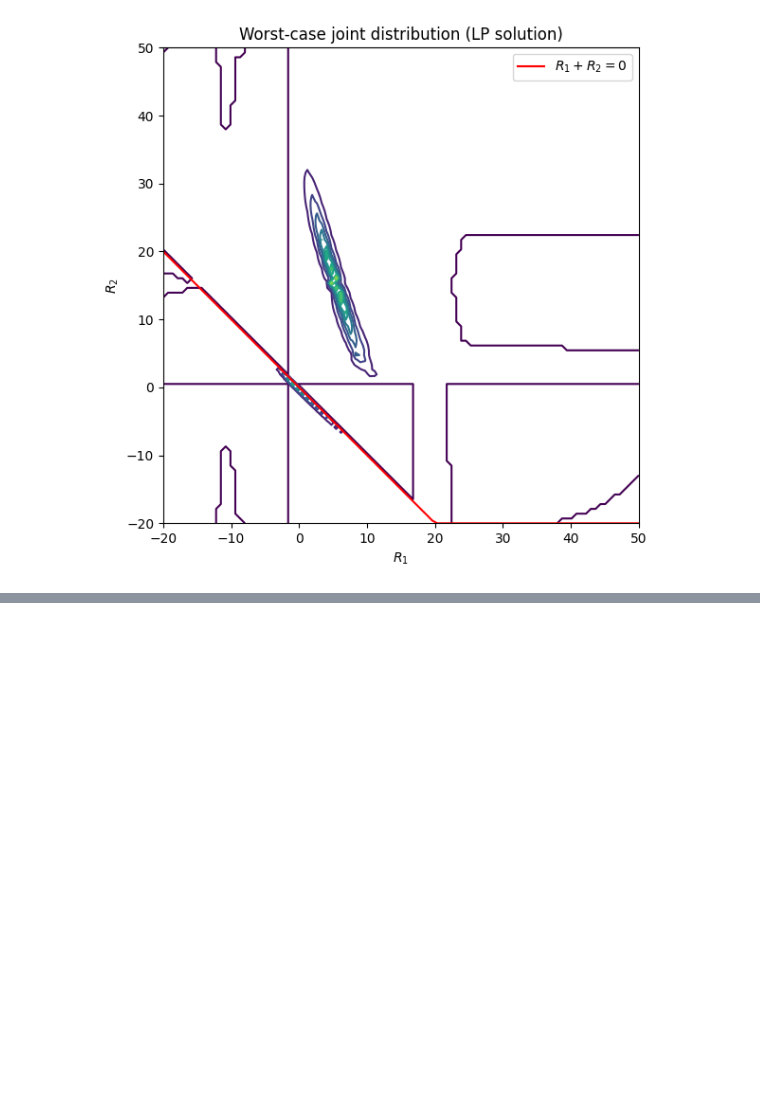
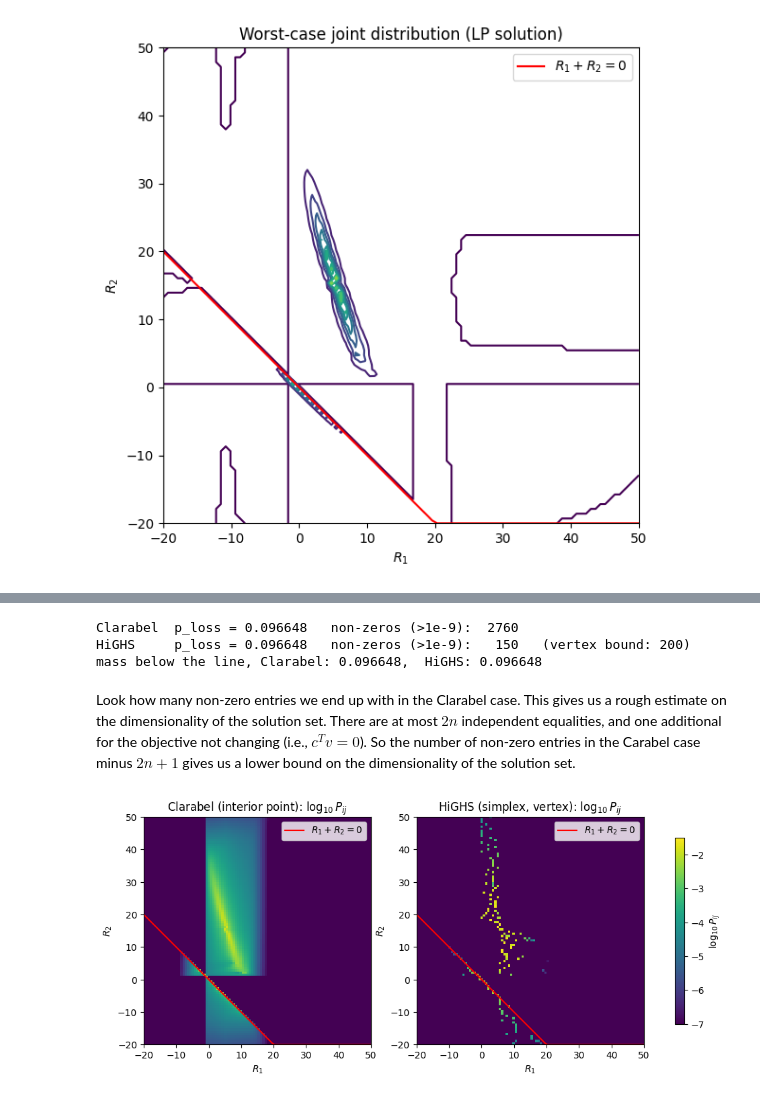
Before and after one commit to mateuszwyszynski/ConvexOptimization2026, a Jupyter notebook: homework2/max-probability-of-loss-template.ipynb, the cells around one changed output, grey strips where cells are left out. Drawn from its saved outputs; the diff is of its cells as text; code cells hidden in the pictures; blank space fills up the shorter version.

```diff
--- a/homework2/max-probability-of-loss-template.ipynb
+++ b/homework2/max-probability-of-loss-template.ipynb
@@ -162,0 +315,36 @@ Key observations:
+# %%
+P_highs = cp.Variable((n, n), nonneg=True)
+
+constraints_highs = [
+    cp.sum(P_highs, axis=1) == p_mar[0],                  # row marginals
+    cp.sum(P_highs, axis=0)[:-1] == p_mar[1][:-1],        # column marginals (last one is redundant)
+    cp.sum(cp.multiply(corr_matrix, P_highs)) == rho * sigma[0] * sigma[1],
+]
+prob_highs = cp.Problem(cp.Maximize(cp.sum(cp.multiply(loss_mask, P_highs))), constraints_highs)
+prob_highs.solve(solver=cp.HIGHS)
+
+P_clarabel = P.value
+P_vertex = P_highs.value
+
+print(f"Clarabel  p_loss = {prob.value:.6f}   non-zeros (>1e-9): {(P_clarabel > 1e-9).sum():5d}")
+print(f"HiGHS     p_loss = {prob_highs.value:.6f}   non-zeros (>1e-9): {(P_vertex > 1e-9).sum():5d}   (vertex bound: {2*n})")
+print(f"mass below the line, Clarabel: {P_clarabel[loss_mask == 1].sum():.6f},  HiGHS: {P_vertex[loss_mask == 1].sum():.6f}")
+# %% [output]
+Clarabel  p_loss = 0.096648   non-zeros (>1e-9):  2760
+HiGHS     p_loss = 0.096648   non-zeros (>1e-9):   150   (vertex bound: 200)
+mass below the line, Clarabel: 0.096648,  HiGHS: 0.096648
+# %% [markdown]
+Look how many non-zero entries we end up with in the Clarabel case. This gives us a rough estimate on the dimensionality of the solution set. There are at most $2n$ independent equalities, and one additional for the objective not changing (i.e., $c^T v = 0$). So the number of non-zero entries in the Carabel case minus $2n + 1$ gives us a lower bound on the dimensionality of the solution set.
+# %%
+# Same picture with both solvers, on a log scale, so that tiny and exactly-zero entries are visible
+fig, axs = plt.subplots(1, 2, figsize=(12, 6))
+for ax, (name, Pm) in zip(axs, [("Clarabel (interior point)", P_clarabel), ("HiGHS (simplex, vertex)", P_vertex)]):
+    im = ax.imshow(np.log10(Pm.T + 1e-12), origin='lower', extent=[r[0], r[-1], r[0], r[-1]],
+                   vmin=-7, vmax=-1.5, cmap='viridis')
+    ax.plot(r, np.clip(-r, -20, 50), color='r', label='$R_1+R_2=0$')
+    ax.set_xlabel('$R_1$'); ax.set_ylabel('$R_2$'); ax.set_title(f'{name}: $\\log_{{10}} P_{{ij}}$')
+    ax.legend(loc='upper right')
+fig.colorbar(im, ax=axs, shrink=0.6, label='$\\log_{10} P_{ij}$')
+plt.show()
+# %% [output]
+[figure, added]
```
Also changed, not shown: parts of 10 cells of this notebook.
